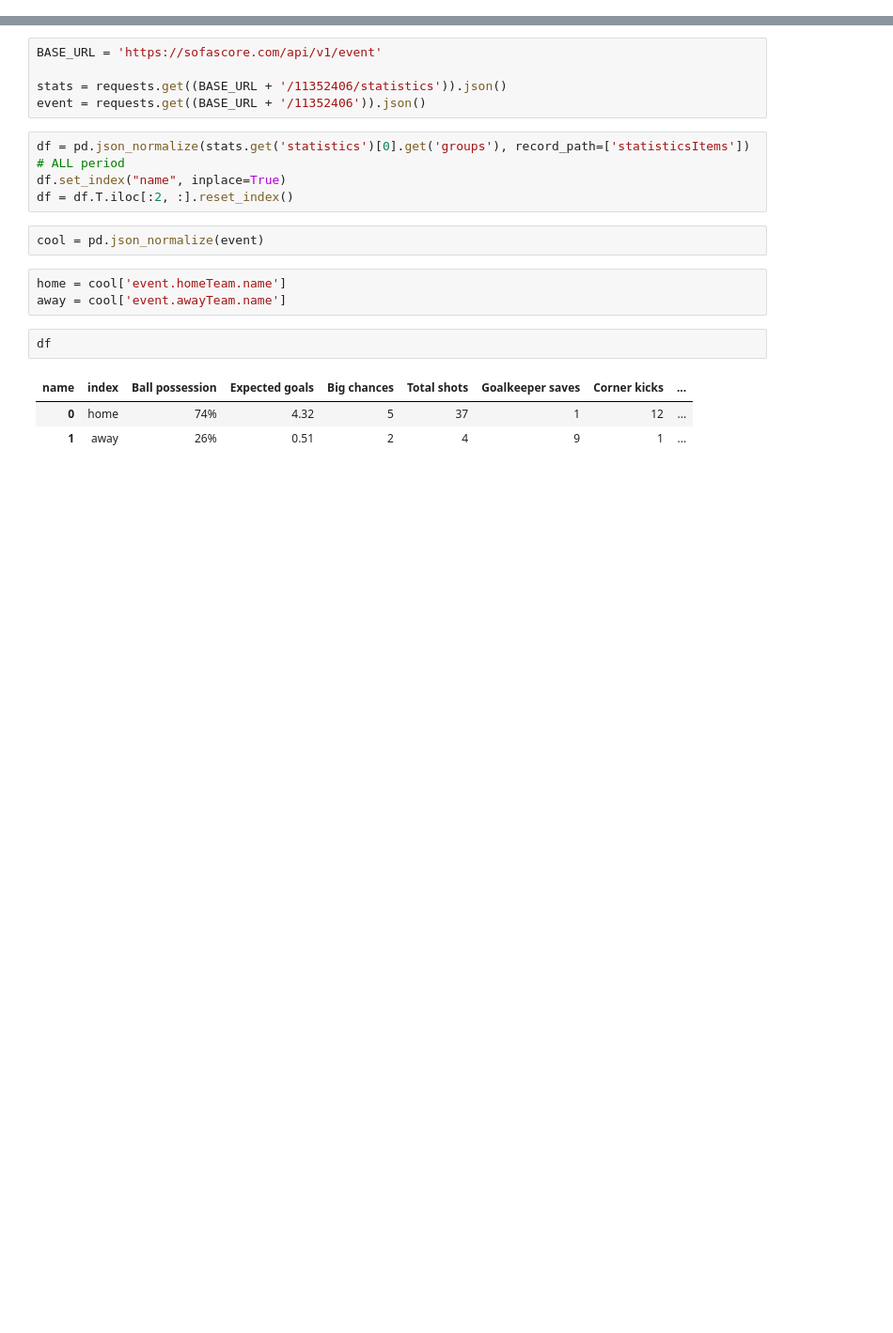
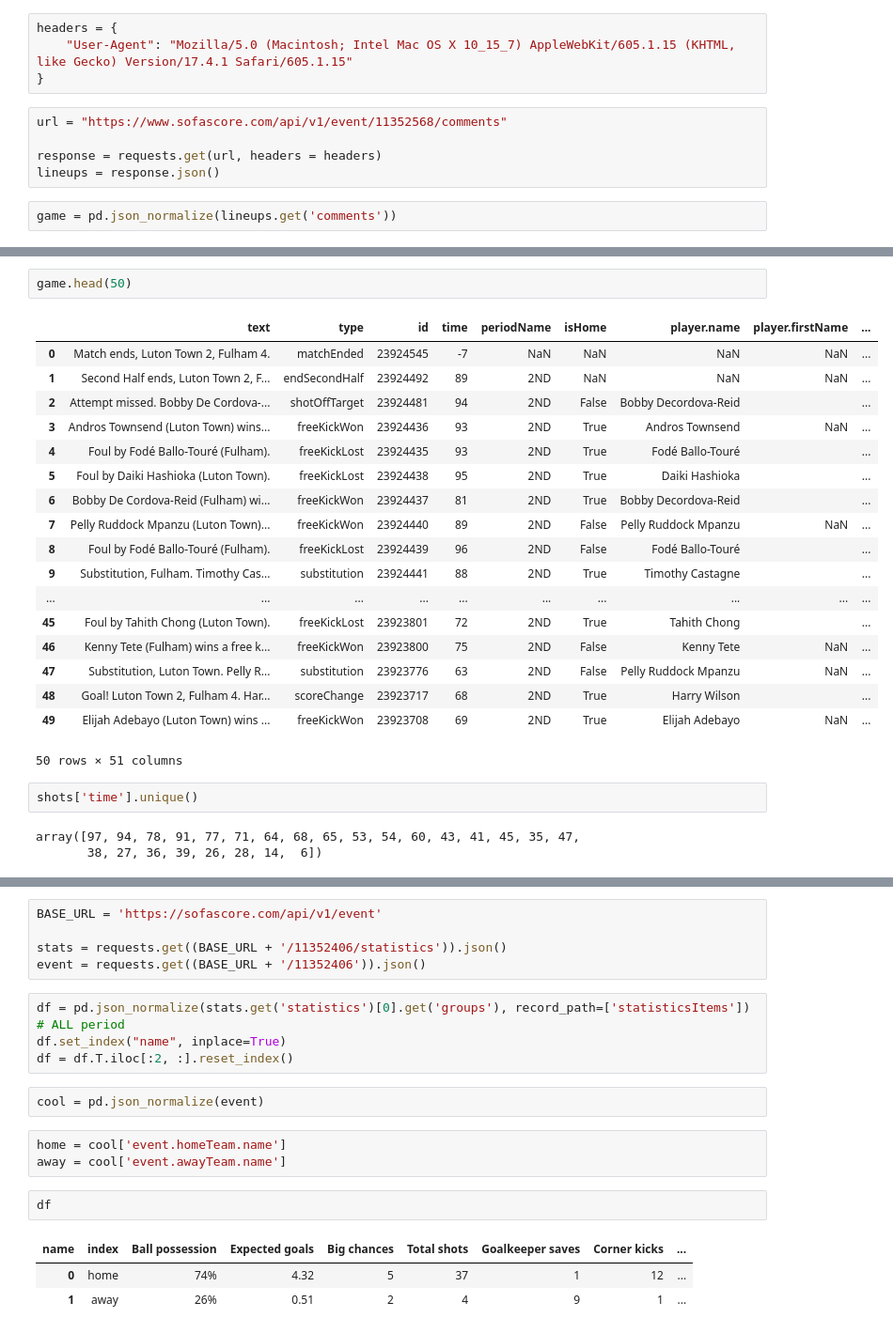
Before and after one commit to Calvinzheng123/sofascore-scrape, a Jupyter notebook: sofascore.ipynb, the cells around one changed output, grey strips where cells are left out. Shown: that part at 94% size. Drawn from its saved outputs; the diff is of its cells as text; blank space fills up the shorter version.

```diff
--- a/sofascore.ipynb
+++ b/sofascore.ipynb
@@ -5,0 +92,11 @@ import numpy as np
+# %%
+headers = {
+    "User-Agent": "Mozilla/5.0 (Macintosh; Intel Mac OS X 10_15_7) AppleWebKit/605.1.15 (KHTML, like Gecko) Version/17.4.1 Safari/605.1.15"
+}
+# %%
+url = "https://www.sofascore.com/api/v1/event/11352568/comments"
+
+response = requests.get(url, headers = headers)
+lineups = response.json()
+# %%
+game = pd.json_normalize(lineups.get('comments'))
@@ -5,0 +167,26 @@ import numpy as np
+# %%
+game.head(50)
+# %% [output]
+|  | text | type | id | time | periodName | isHome | player.name | player.firstName | ... |
+| 0 | Match ends, Luton Town 2, Fulham 4. | matchEnded | 23924545 | -7 | NaN | NaN | NaN | NaN | ... |
+| 1 | Second Half ends, Luton Town 2, F... | endSecondHalf | 23924492 | 89 | 2ND | NaN | NaN | NaN | ... |
+| 2 | Attempt missed. Bobby De Cordova-... | shotOffTarget | 23924481 | 94 | 2ND | False | Bobby Decordova-Reid |  | ... |
+| 3 | Andros Townsend (Luton Town) wins... | freeKickWon | 23924436 | 93 | 2ND | True | Andros Townsend | NaN | ... |
+| 4 | Foul by Fodé Ballo-Touré (Fulham). | freeKickLost | 23924435 | 93 | 2ND | True | Fodé Ballo-Touré |  | ... |
+| 5 | Foul by Daiki Hashioka (Luton Town). | freeKickLost | 23924438 | 95 | 2ND | True | Daiki Hashioka |  | ... |
+| 6 | Bobby De Cordova-Reid (Fulham) wi... | freeKickWon | 23924437 | 81 | 2ND | True | Bobby Decordova-Reid |  | ... |
+| 7 | Pelly Ruddock Mpanzu (Luton Town)... | freeKickWon | 23924440 | 89 | 2ND | False | Pelly Ruddock Mpanzu | NaN | ... |
+| 8 | Foul by Fodé Ballo-Touré (Fulham). | freeKickLost | 23924439 | 96 | 2ND | False | Fodé Ballo-Touré |  | ... |
+| 9 | Substitution, Fulham. Timothy Cas... | substitution | 23924441 | 88 | 2ND | True | Timothy Castagne |  | ... |
+| ... | ... | ... | ... | ... | ... | ... | ... | ... | ... |
+| 45 | Foul by Tahith Chong (Luton Town). | freeKickLost | 23923801 | 72 | 2ND | True | Tahith Chong |  | ... |
+| 46 | Kenny Tete (Fulham) wins a free k... | freeKickWon | 23923800 | 75 | 2ND | False | Kenny Tete | NaN | ... |
+| 47 | Substitution, Luton Town. Pelly R... | substitution | 23923776 | 63 | 2ND | False | Pelly Ruddock Mpanzu | NaN | ... |
+| 48 | Goal! Luton Town 2, Fulham 4. Har... | scoreChange | 23923717 | 68 | 2ND | True | Harry Wilson |  | ... |
+| 49 | Elijah Adebayo (Luton Town) wins ... | freeKickWon | 23923708 | 69 | 2ND | True | Elijah Adebayo | NaN | ... |
+50 rows × 51 columns
+# %%
+shots['time'].unique()
+# %% [output]
+array([97, 94, 78, 91, 77, 71, 64, 68, 65, 53, 54, 60, 43, 41, 45, 35, 47,
+       38, 27, 36, 39, 26, 28, 14,  6])
```
Also changed, not shown: parts of 17 cells of this notebook.
